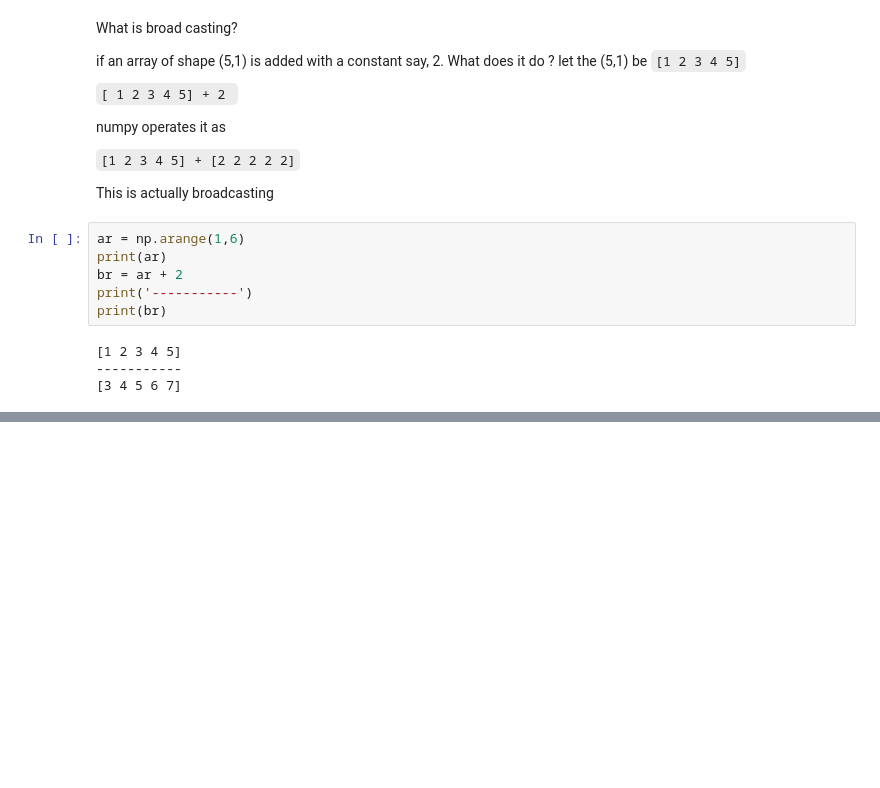
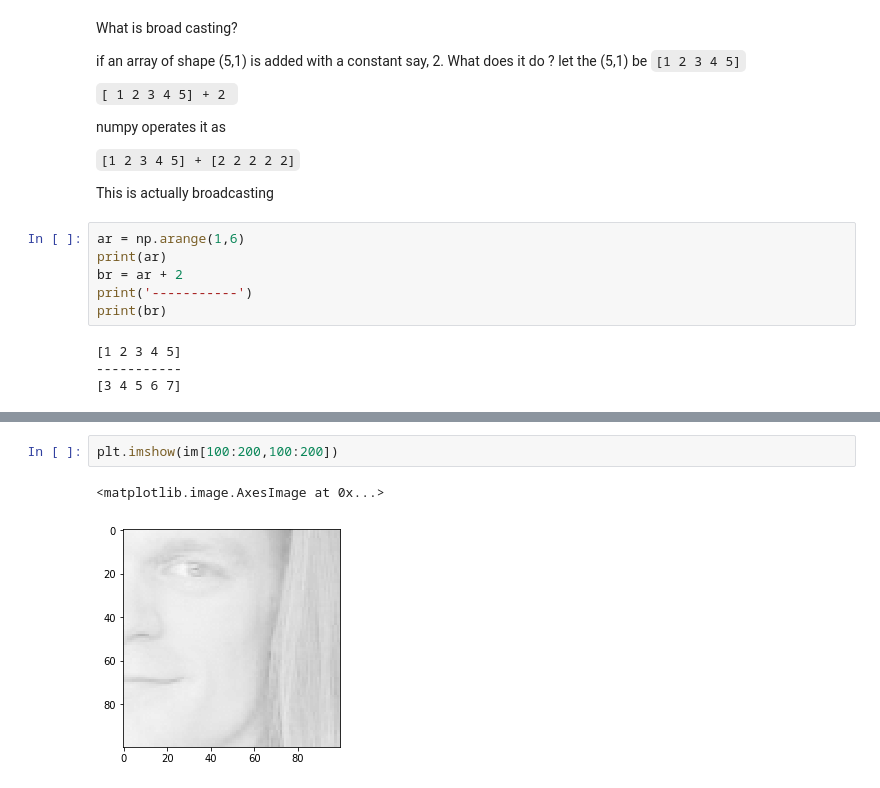
Before and after one commit to saiyerniakhil/numpy-100, a Jupyter notebook: numpy exercises.ipynb, the cells around one changed output, grey strips where cells are left out. Drawn from its saved outputs; the diff is of its cells as text; blank space fills up the shorter version.

```diff
--- a/numpy exercises.ipynb
+++ b/numpy exercises.ipynb
@@ -388,0 +421,5 @@ print(br)
+# %%
+plt.imshow(im[100:200,100:200])
+# %% [output]
+<matplotlib.image.AxesImage at 0x...>
+[figure, added]
```
Also changed, not shown: parts of 8 cells of this notebook.
